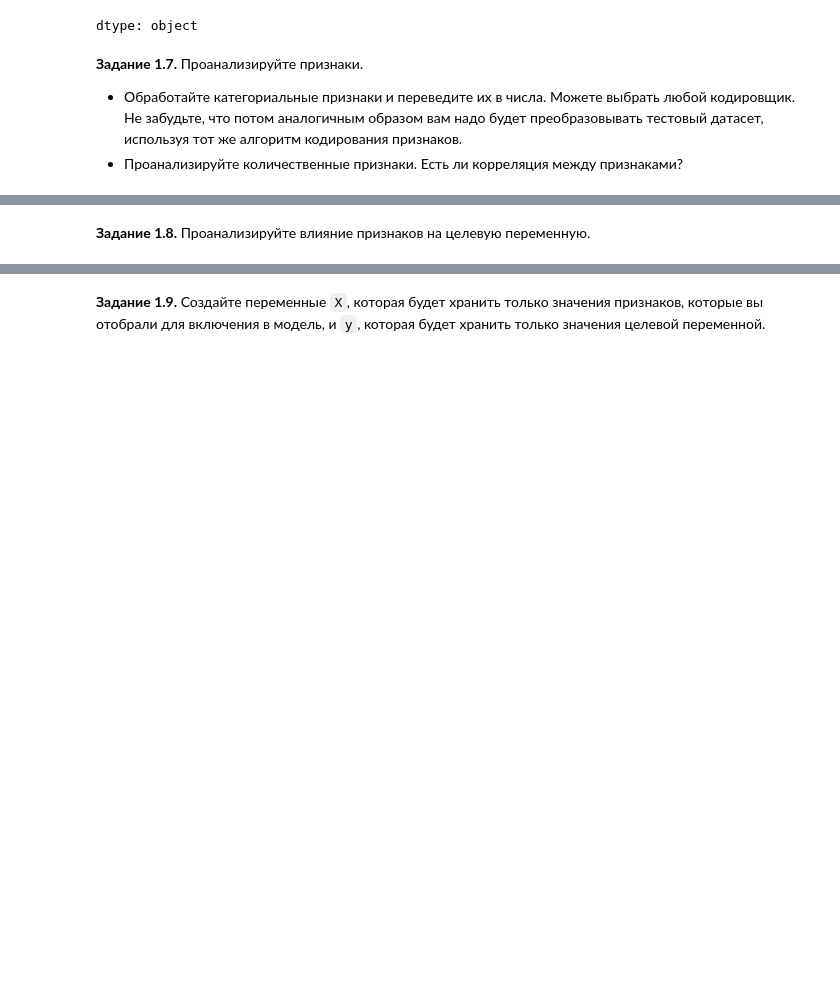
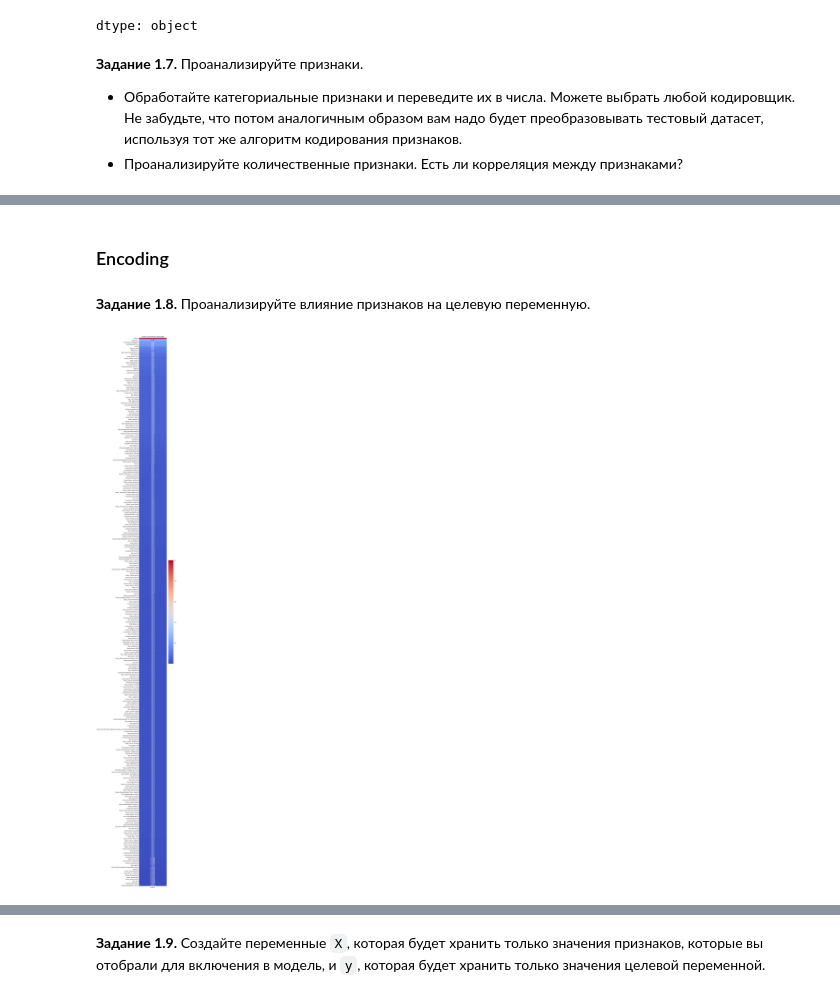
Before and after one commit to Urmatbekow/30github, a Jupyter notebook: week_01_ml_intro/Homework/hw_1_game_of_thrones.ipynb, the cells around one changed output, grey strips where cells are left out. Saved outputs shown, nothing was run; the diff lists cells and outputs as text; code cells hidden in the pictures; blank space fills up the shorter version.

```diff
--- a/week_01_ml_intro/Homework/hw_1_game_of_thrones.ipynb
+++ b/week_01_ml_intro/Homework/hw_1_game_of_thrones.ipynb
@@ -414,2 +485,20 @@ dtype: object
+# %%
+## Backup Data
+data_backup = data.copy()
+# %%
+data = data_backup.copy()
+# %%
+data = data.drop(delete_columns, axis = 1)
+# %% [markdown]
+### Encoding
+# %%
+from sklearn.preprocessing import OneHotEncoder
+
+ohe = OneHotEncoder(handle_unknown='ignore')
+ohe.fit(data[encoding_columns])
+ohe_data = ohe.transform(data[encoding_columns]).toarray()
+ohe_data = pd.DataFrame(ohe_data, columns = ohe.get_feature_names_out(encoding_columns), index=data.index )
+data = data.drop(encoding_columns, axis = 1)
+data = pd.concat([data, ohe_data], axis = 1)
 # %% [markdown]
 **Задание 1.8.** Проанализируйте влияние признаков на целевую переменную.
@@ -417,0 +505,15 @@ dtype: object
+# %%
+# Example: assume df is your DataFrame and 'label' is the target column
+# Compute correlation matrix
+corr = data.corr(numeric_only=True).abs()
+
+# Focus only on correlation of features with label
+corr_label = corr['isAlive'].sort_values(ascending=False)
+
+# Plot heatmap
+plt.figure(figsize=(5, 80)) # Adjusted figure size
+sns.heatmap(corr_label.to_frame(), annot=True, cmap="coolwarm", cbar=True) # Reshaped corr_label to a DataFrame
+plt.title("Feature Correlation with Label")
+plt.show()
+# %% [output]
+[figure, added]
```
Also changed, not shown: parts of 28 cells of this notebook.
